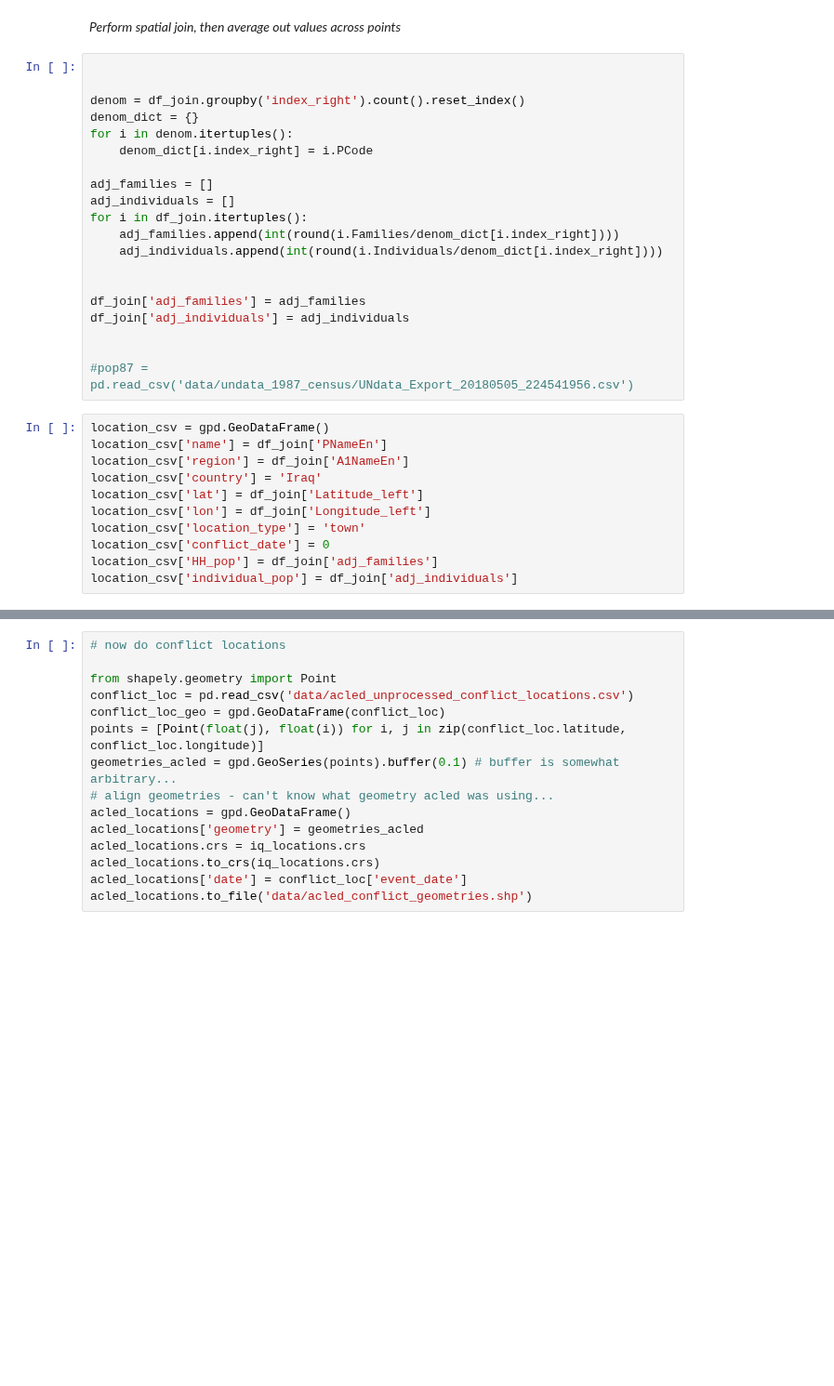
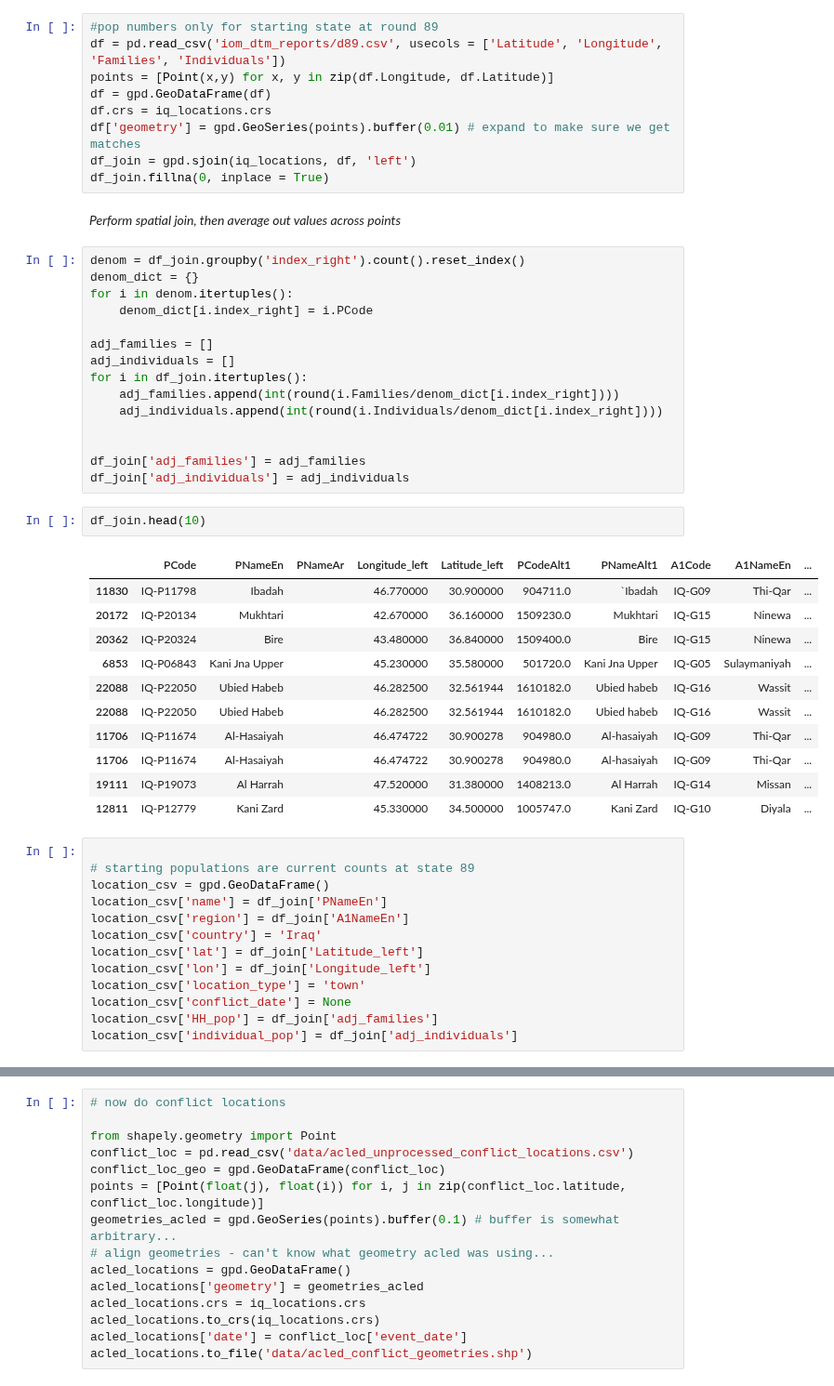
Before and after one commit to tamos/MACS30200proj, a Jupyter notebook: paper_code/DataPreparation_Flee.ipynb, the cells around one changed output, grey strips where cells are left out. Shown at 93% size. Saved outputs shown, nothing was run; the diff lists cells and outputs as text; blank space fills up the shorter version.

Commit message:
simple prep, some issue with adding locations

```diff
--- a/paper_code/DataPreparation_Flee.ipynb
+++ b/paper_code/DataPreparation_Flee.ipynb
@@ -81,8 +60,15 @@ df_join.
+# %%
+#pop numbers only for starting state at round 89
+df = pd.read_csv('iom_dtm_reports/d89.csv', usecols = ['Latitude', 'Longitude', 'Families', 'Individuals'])
+points = [Point(x,y) for x, y in zip(df.Longitude, df.Latitude)]
+df = gpd.GeoDataFrame(df)
+df.crs = iq_locations.crs
+df['geometry'] = gpd.GeoSeries(points).buffer(0.01) # expand to make sure we get matches
+df_join = gpd.sjoin(iq_locations, df, 'left')
+df_join.fillna(0, inplace = True)
 # %% [markdown]
 _Perform spatial join, then average out values across points_
 # %%
-
-
 denom = df_join.groupby('index_right').count().reset_index()
 denom_dict = {}
 for i in denom.itertuples():
@@ -97,10 +83,23 @@ for i in df_join.itertuples():
 
 df_join['adj_families'] = adj_families
 df_join['adj_individuals'] = adj_individuals
-
-
-#pop87 = pd.read_csv('data/undata_1987_census/UNdata_Export_20180505_224541956.csv')
+# %%
+df_join.head(10)
+# %% [output]
+|  | PCode | PNameEn | PNameAr | Longitude_left | Latitude_left | PCodeAlt1 | PNameAlt1 | A1Code | A1NameEn | ... |
+| 11830 | IQ-P11798 | Ibadah |  | 46.770000 | 30.900000 | 904711.0 | `Ibadah | IQ-G09 | Thi-Qar | ... |
+| 20172 | IQ-P20134 | Mukhtari |  | 42.670000 | 36.160000 | 1509230.0 | Mukhtari | IQ-G15 | Ninewa | ... |
+| 20362 | IQ-P20324 | Bire |  | 43.480000 | 36.840000 | 1509400.0 | Bire | IQ-G15 | Ninewa | ... |
+| 6853 | IQ-P06843 | Kani Jna Upper |  | 45.230000 | 35.580000 | 501720.0 | Kani Jna Upper | IQ-G05 | Sulaymaniyah | ... |
+| 22088 | IQ-P22050 | Ubied Habeb |  | 46.282500 | 32.561944 | 1610182.0 | Ubied habeb | IQ-G16 | Wassit | ... |
+| 22088 | IQ-P22050 | Ubied Habeb |  | 46.282500 | 32.561944 | 1610182.0 | Ubied habeb | IQ-G16 | Wassit | ... |
+| 11706 | IQ-P11674 | Al-Hasaiyah |  | 46.474722 | 30.900278 | 904980.0 | Al-hasaiyah | IQ-G09 | Thi-Qar | ... |
+| 11706 | IQ-P11674 | Al-Hasaiyah |  | 46.474722 | 30.900278 | 904980.0 | Al-hasaiyah | IQ-G09 | Thi-Qar | ... |
+| 19111 | IQ-P19073 | Al Harrah |  | 47.520000 | 31.380000 | 1408213.0 | Al Harrah | IQ-G14 | Missan | ... |
+| 12811 | IQ-P12779 | Kani Zard |  | 45.330000 | 34.500000 | 1005747.0 | Kani Zard | IQ-G10 | Diyala | ... |
 # %%
+
+# starting populations are current counts at state 89
 location_csv = gpd.GeoDataFrame()
 location_csv['name'] = df_join['PNameEn']
 location_csv['region'] = df_join['A1NameEn']
@@ -108,6 +107,6 @@ location_csv['country'] = 'Iraq'
 location_csv['lat'] = df_join['Latitude_left']
 location_csv['lon'] = df_join['Longitude_left']
 location_csv['location_type'] = 'town'
-location_csv['conflict_date'] = 0
+location_csv['conflict_date'] = None
 location_csv['HH_pop'] = df_join['adj_families']
 location_csv['individual_pop'] = df_join['adj_individuals']
```
Also changed, not shown: parts of 23 cells of this notebook, 3 other files.
